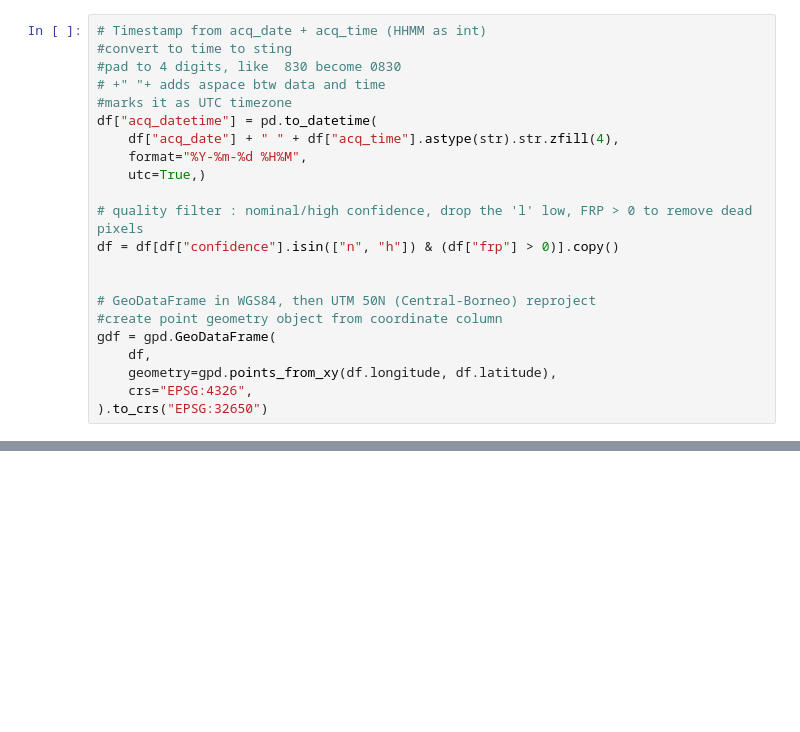
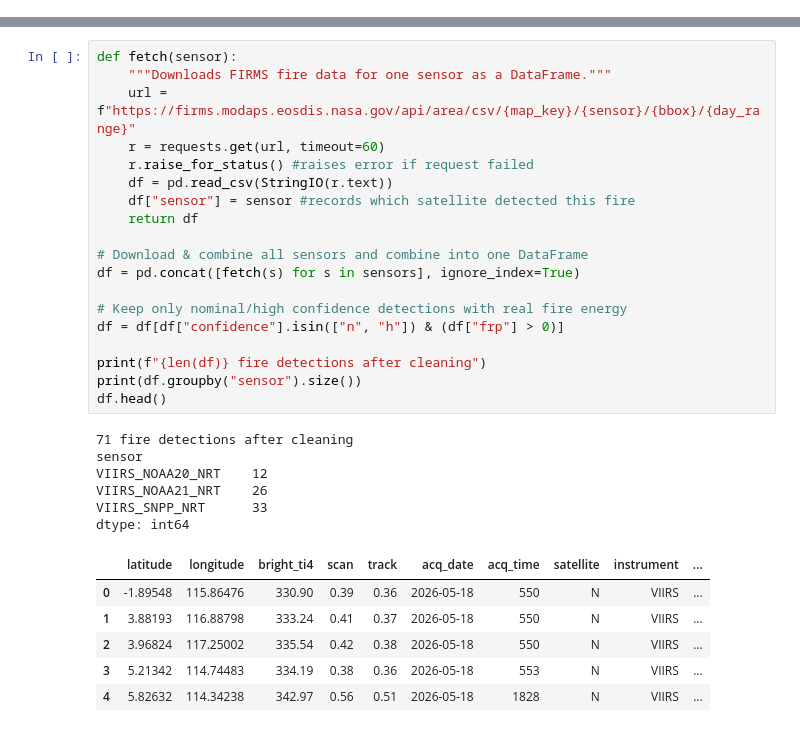
Before and after one commit to lini004/sds210-wildfire-project, a Jupyter notebook: notebooks/fire_project1.ipynb, the cells around one changed output, grey strips where cells are left out. Saved outputs shown, nothing was run; the diff lists cells and outputs as text; blank space fills up the shorter version.

Commit message:
Add final wildfire mapping notebook,mapped frp as heatmap and high rist fires as dots. interactive map --> last 2 days of fires

```diff
--- a/notebooks/fire_project1.ipynb
+++ b/notebooks/fire_project1.ipynb
@@ -123,22 +65,0 @@ dtype: int64
-# %%
-# Timestamp from acq_date + acq_time (HHMM as int)
-#convert to time to sting
-#pad to 4 digits, like  830 become 0830
-# +" "+ adds aspace btw data and time
-#marks it as UTC timezone
-df["acq_datetime"] = pd.to_datetime(
-    df["acq_date"] + " " + df["acq_time"].astype(str).str.zfill(4),
-    format="%Y-%m-%d %H%M",
-    utc=True,)
-
-# quality filter : nominal/high confidence, drop the 'l' low, FRP > 0 to remove dead pixels
-df = df[df["confidence"].isin(["n", "h"]) & (df["frp"] > 0)].copy()
-
-
-# GeoDataFrame in WGS84, then UTM 50N (Central-Borneo) reproject
-#create point geometry object from coordinate column
-gdf = gpd.GeoDataFrame(
-    df,
-    geometry=gpd.points_from_xy(df.longitude, df.latitude),
-    crs="EPSG:4326",
-).to_crs("EPSG:32650")
@@ -393,0 +87,32 @@ m
+# %%
+def fetch(sensor):
+    """Downloads FIRMS fire data for one sensor as a DataFrame."""
+    url = f"https://firms.modaps.eosdis.nasa.gov/api/area/csv/{map_key}/{sensor}/{bbox}/{day_range}"
+    r = requests.get(url, timeout=60)
+    r.raise_for_status() #raises error if request failed
+    df = pd.read_csv(StringIO(r.text))
+    df["sensor"] = sensor #records which satellite detected this fire
+    return df
+
+# Download & combine all sensors and combine into one DataFrame
+df = pd.concat([fetch(s) for s in sensors], ignore_index=True)
+
+# Keep only nominal/high confidence detections with real fire energy
+df = df[df["confidence"].isin(["n", "h"]) & (df["frp"] > 0)]
+
+print(f"{len(df)} fire detections after cleaning")
+print(df.groupby("sensor").size())
+df.head()
+# %% [output]
+71 fire detections after cleaning
+sensor
+VIIRS_NOAA20_NRT    12
+VIIRS_NOAA21_NRT    26
+VIIRS_SNPP_NRT      33
+dtype: int64
+|  | latitude | longitude | bright_ti4 | scan | track | acq_date | acq_time | satellite | instrument | ... |
+| 0 | -1.89548 | 115.86476 | 330.90 | 0.39 | 0.36 | 2026-05-18 | 550 | N | VIIRS | ... |
+| 1 | 3.88193 | 116.88798 | 333.24 | 0.41 | 0.37 | 2026-05-18 | 550 | N | VIIRS | ... |
+| 2 | 3.96824 | 117.25002 | 335.54 | 0.42 | 0.38 | 2026-05-18 | 550 | N | VIIRS | ... |
+| 3 | 5.21342 | 114.74483 | 334.19 | 0.38 | 0.36 | 2026-05-18 | 553 | N | VIIRS | ... |
+| 4 | 5.82632 | 114.34238 | 342.97 | 0.56 | 0.51 | 2026-05-18 | 1828 | N | VIIRS | ... |
```
Also changed, not shown: parts of 25 cells of this notebook.
